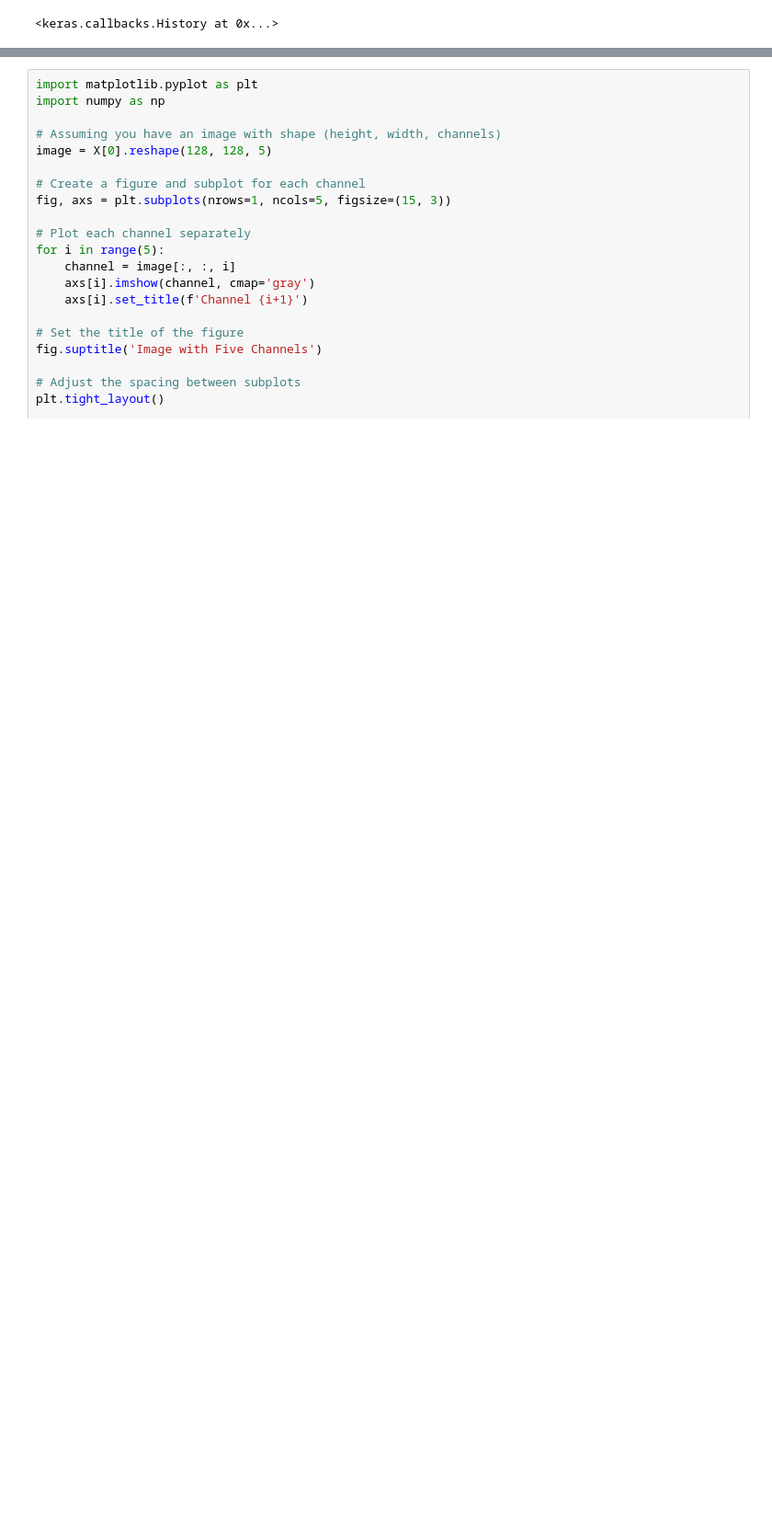
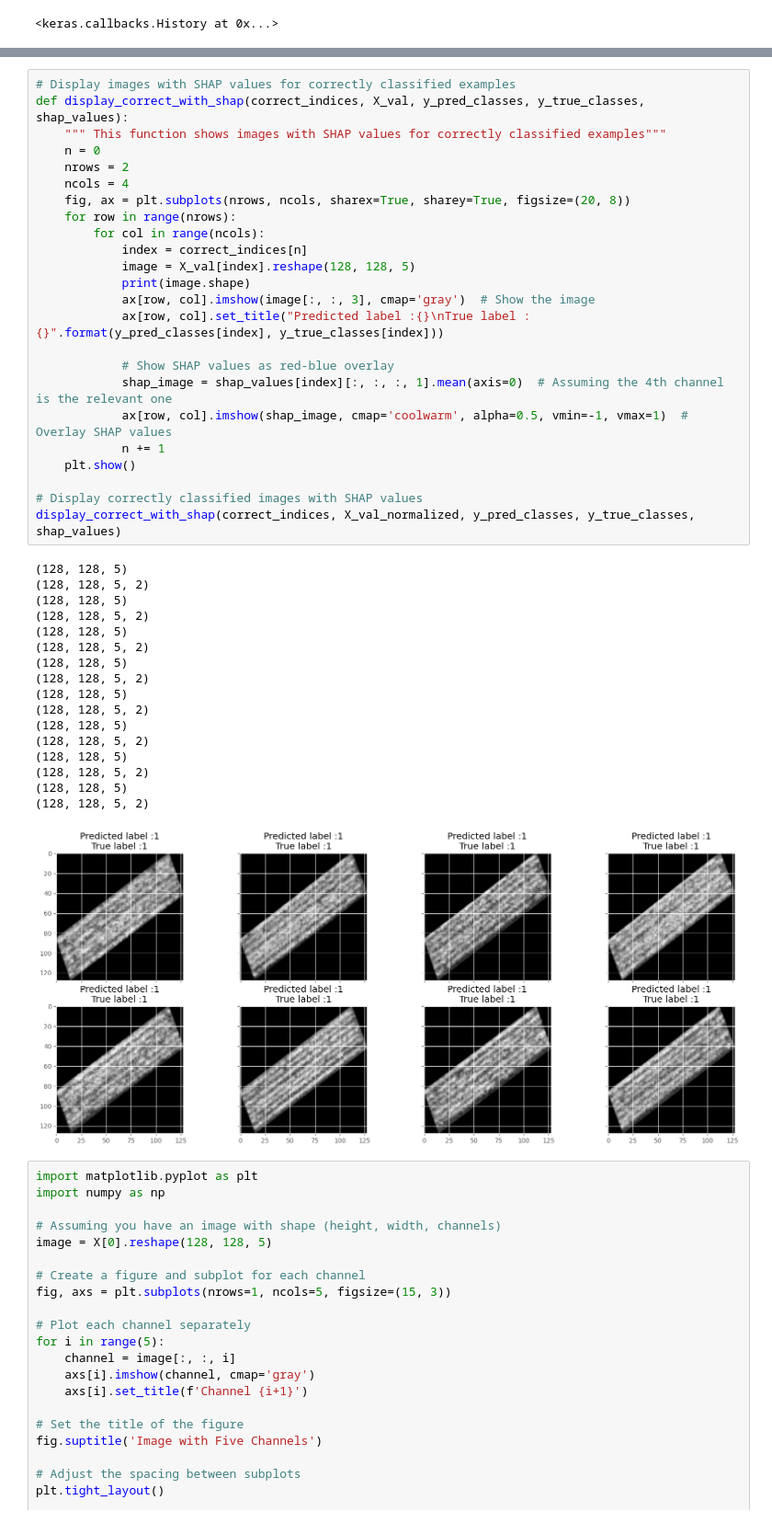
Before and after one commit to felipealencar/plant-disease-prediction, a Jupyter notebook: image_based_classificaction.ipynb, the cells around one changed output, grey strips where cells are left out. Shown at 92% size. Saved outputs shown, nothing was run; the diff lists cells and outputs as text; blank space fills up the shorter version.

```diff
--- a/image_based_classificaction.ipynb
+++ b/image_based_classificaction.ipynb
@@ -238,3 +273,45 @@ Epoch 10/10
+# %%
+# Display images with SHAP values for correctly classified examples
+def display_correct_with_shap(correct_indices, X_val, y_pred_classes, y_true_classes, shap_values):
+    """ This function shows images with SHAP values for correctly classified examples"""
+    n = 0
+    nrows = 2
+    ncols = 4
+    fig, ax = plt.subplots(nrows, ncols, sharex=True, sharey=True, figsize=(20, 8))
+    for row in range(nrows):
+        for col in range(ncols):
+            index = correct_indices[n]
+            image = X_val[index].reshape(128, 128, 5)
+            print(image.shape)
+            ax[row, col].imshow(image[:, :, 3], cmap='gray')  # Show the image
+            ax[row, col].set_title("Predicted label :{}\nTrue label :{}".format(y_pred_classes[index], y_true_classes[index]))
+
+            # Show SHAP values as red-blue overlay
+            shap_image = shap_values[index][:, :, :, 1].mean(axis=0)  # Assuming the 4th channel is the relevant one
+            ax[row, col].imshow(shap_image, cmap='coolwarm', alpha=0.5, vmin=-1, vmax=1)  # Overlay SHAP values
+            n += 1
+    plt.show()
+
+# Display correctly classified images with SHAP values
+display_correct_with_shap(correct_indices, X_val_normalized, y_pred_classes, y_true_classes, shap_values)
+# %% [output]
+(128, 128, 5)
+(128, 128, 5, 2)
+(128, 128, 5)
+(128, 128, 5, 2)
+(128, 128, 5)
+(128, 128, 5, 2)
+(128, 128, 5)
+(128, 128, 5, 2)
+(128, 128, 5)
+(128, 128, 5, 2)
+(128, 128, 5)
+(128, 128, 5, 2)
+(128, 128, 5)
+(128, 128, 5, 2)
+(128, 128, 5)
+(128, 128, 5, 2)
+[figure, added]
 # %%
 import matplotlib.pyplot as plt
 import numpy as np
```
Also changed, not shown: parts of 4 cells of this notebook.
